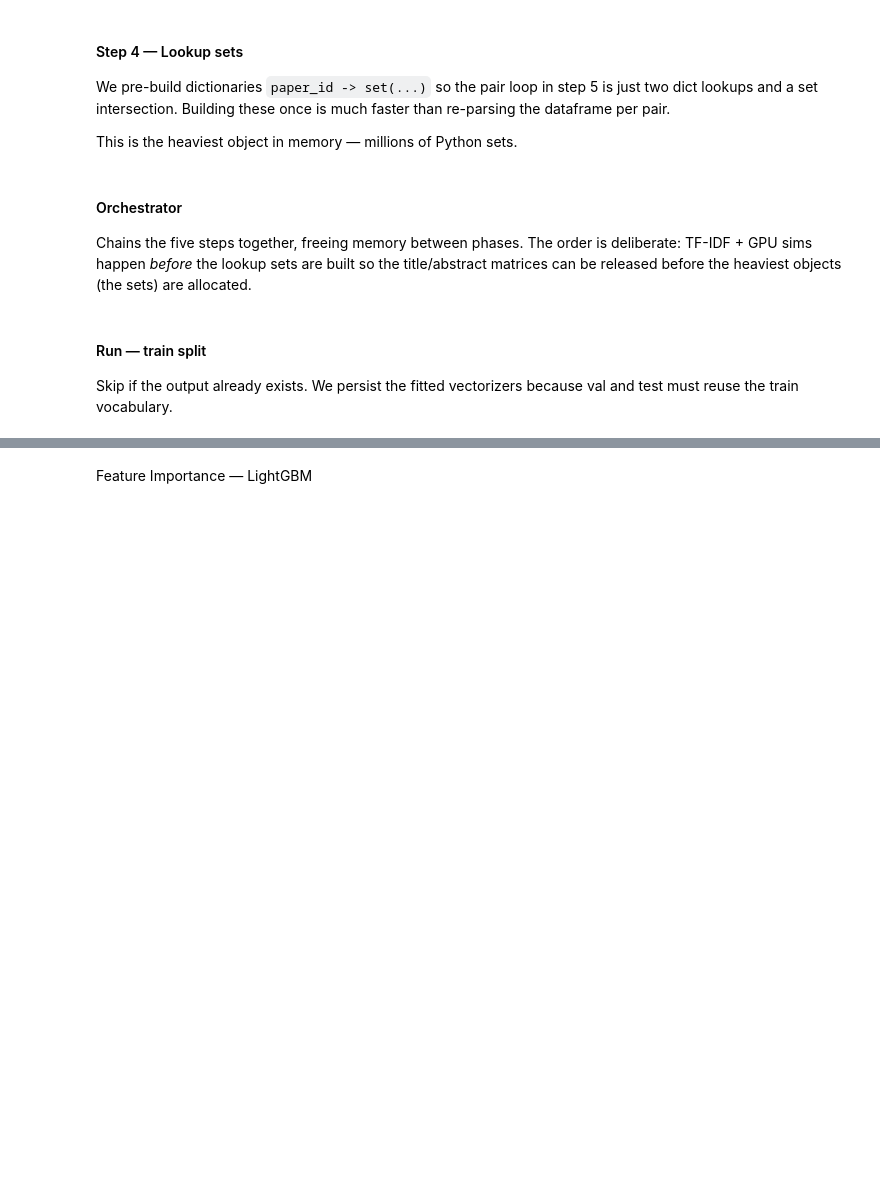
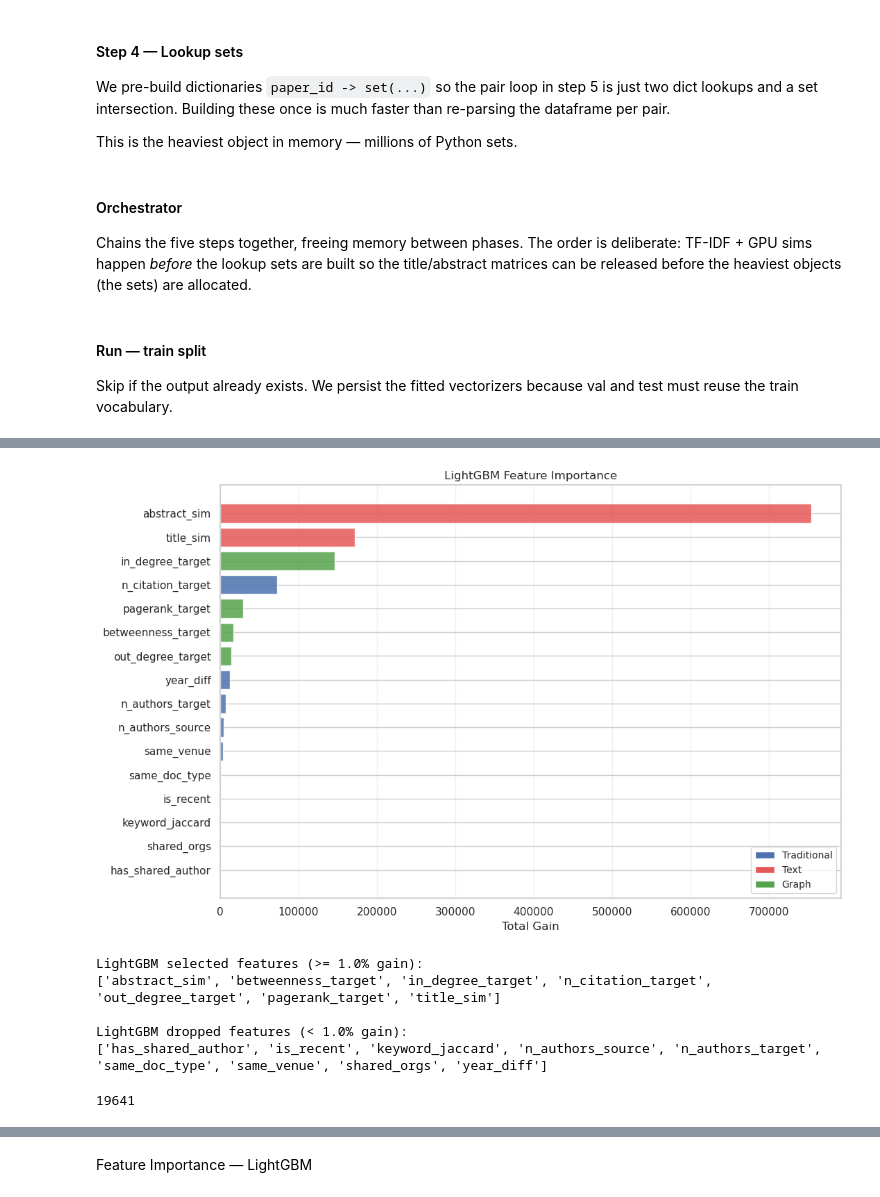
Before and after one commit to SergioFernandezDiz/Data-Projects-Hackathon_3-25-26, a Jupyter notebook: code_aggiornato.ipynb, the cells around one changed output, grey strips where cells are left out. Saved outputs shown, nothing was run; the diff lists cells and outputs as text; code cells hidden in the pictures; blank space fills up the shorter version.

```diff
--- a/code_aggiornato.ipynb
+++ b/code_aggiornato.ipynb
@@ -3725,0 +4660,58 @@ gc.collect()
+# %%
+lgbm_sorted = lgbm_importance.sort_values("Gain", ascending=True)
+
+def get_group(feat):
+    if feat in TRADITIONAL_FEATURES:
+        return "Traditional"
+    elif feat in TEXT_FEATURES:
+        return "Text"
+    else:
+        return "Graph"
+
+group_colors = {
+    "Traditional": "#4C72B0",
+    "Text": "#E45756",
+    "Graph": "#54A24B",
+}
+
+colors = [group_colors[get_group(f)] for f in lgbm_sorted["Feature"]]
+
+fig, ax = plt.subplots(figsize=(11, 7))
+ax.barh(lgbm_sorted["Feature"], lgbm_sorted["Gain"], color=colors, alpha=0.85)
+ax.set_xlabel("Total Gain")
+ax.set_title("LightGBM Feature Importance")
+
+from matplotlib.patches import Patch
+legend_elements = [Patch(facecolor=c, label=g) for g, c in group_colors.items()]
+ax.legend(handles=legend_elements, loc="lower right", fontsize=10)
+ax.grid(alpha=0.3, axis="x")
+
+plt.tight_layout()
+plt.show()
+
+LGBM_THRESHOLD_PCT = 1.0
+
+lgbm_selected = set(
+    lgbm_importance[
+        lgbm_importance["Gain_pct"] >= LGBM_THRESHOLD_PCT
+    ]["Feature"]
+)
+
+lgbm_dropped = set(ALL_FEATURES) - lgbm_selected
+
+print(f"\nLightGBM selected features (>= {LGBM_THRESHOLD_PCT}% gain):")
+print(sorted(lgbm_selected))
+
+print(f"\nLightGBM dropped features (< {LGBM_THRESHOLD_PCT}% gain):")
+print(sorted(lgbm_dropped))
+
+del lgbm_fs
+gc.collect()
+# %% [output]
+[figure, added]
+LightGBM selected features (>= 1.0% gain):
+['abstract_sim', 'betweenness_target', 'in_degree_target', 'n_citation_target', 'out_degree_target', 'pagerank_target', 'title_sim']
+
+LightGBM dropped features (< 1.0% gain):
+['has_shared_author', 'is_recent', 'keyword_jaccard', 'n_authors_source', 'n_authors_target', 'same_doc_type', 'same_venue', 'shared_orgs', 'year_diff']
+19641
```
Also changed, not shown: parts of 113 cells of this notebook.
